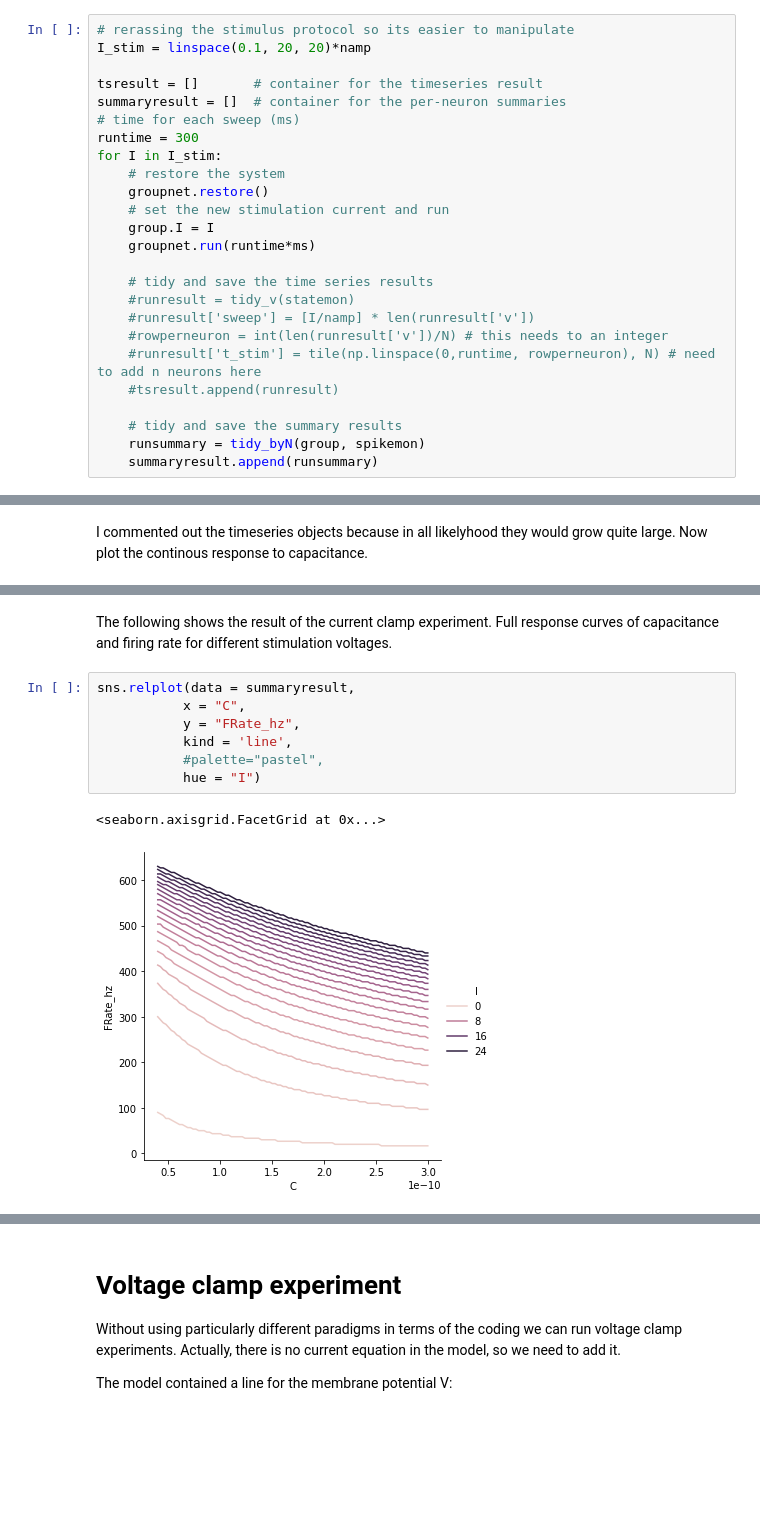
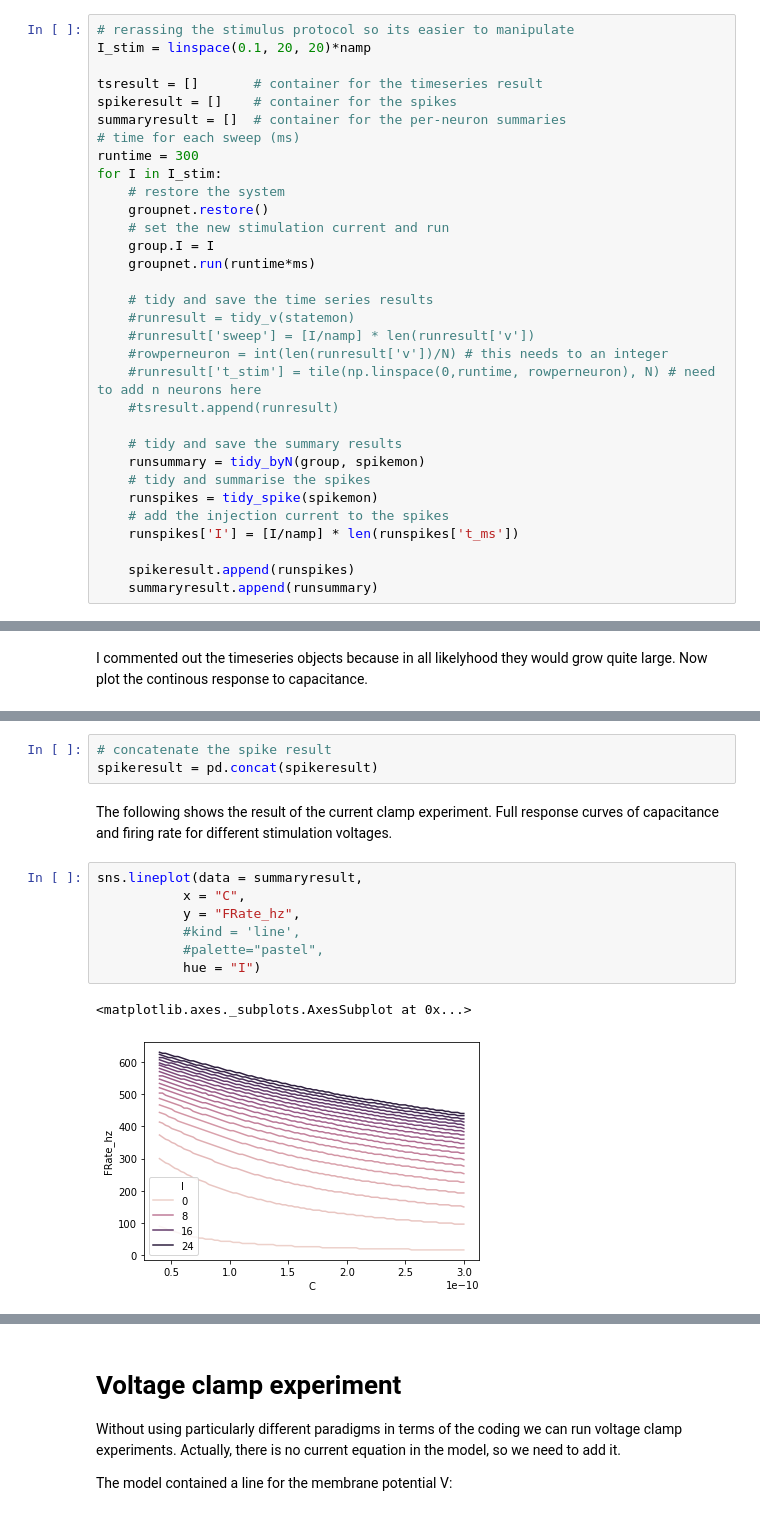
Before and after one commit to linusconrad/neurodynamics-learning, a Jupyter notebook: HHsandbox.ipynb, the cells around one changed output, grey strips where cells are left out. Cells and saved outputs as stored; diff of their text form; blank space fills up the shorter version.

Commit message:
added spike time grids to CC analysis

```diff
--- a/HHsandbox.ipynb
+++ b/HHsandbox.ipynb
@@ -300,6 +305,7 @@ groupnet.store()
 I_stim = linspace(0.1, 20, 20)*namp
 
 tsresult = []       # container for the timeseries result
+spikeresult = []    # container for the spikes
 summaryresult = []  # container for the per-neuron summaries
 # time for each sweep (ms)
 runtime = 300
@@ -319,4 +325,10 @@ for I in I_stim:
 
     # tidy and save the summary results
     runsummary = tidy_byN(group, spikemon)
+    # tidy and summarise the spikes
+    runspikes = tidy_spike(spikemon)
+    # add the injection current to the spikes
+    runspikes['I'] = [I/namp] * len(runspikes['t_ms'])
+
+    spikeresult.append(runspikes)
     summaryresult.append(runsummary)
@@ -329,15 +360,18 @@ Now plot the continous response to capacitance.
 summaryresult = pd.concat(summaryresult)
 summaryresult['I'] = summaryresult['I']/1e-9
+# %%
+# concatenate the spike result
+spikeresult = pd.concat(spikeresult)
 # %% [markdown]
 The following shows the result of the current clamp experiment.
 Full response curves of capacitance and firing rate for different stimulation voltages.
 # %%
-sns.relplot(data = summaryresult,
+sns.lineplot(data = summaryresult,
            x = "C",
            y = "FRate_hz",
-           kind = 'line',
+           #kind = 'line',
            #palette="pastel",
            hue = "I")
 # %% [output]
-<seaborn.axisgrid.FacetGrid at 0x...>
+<matplotlib.axes._subplots.AxesSubplot at 0x...>
-[figure, old version]
+[figure, new version]
```
Also changed, not shown: parts of 6 cells of this notebook.
